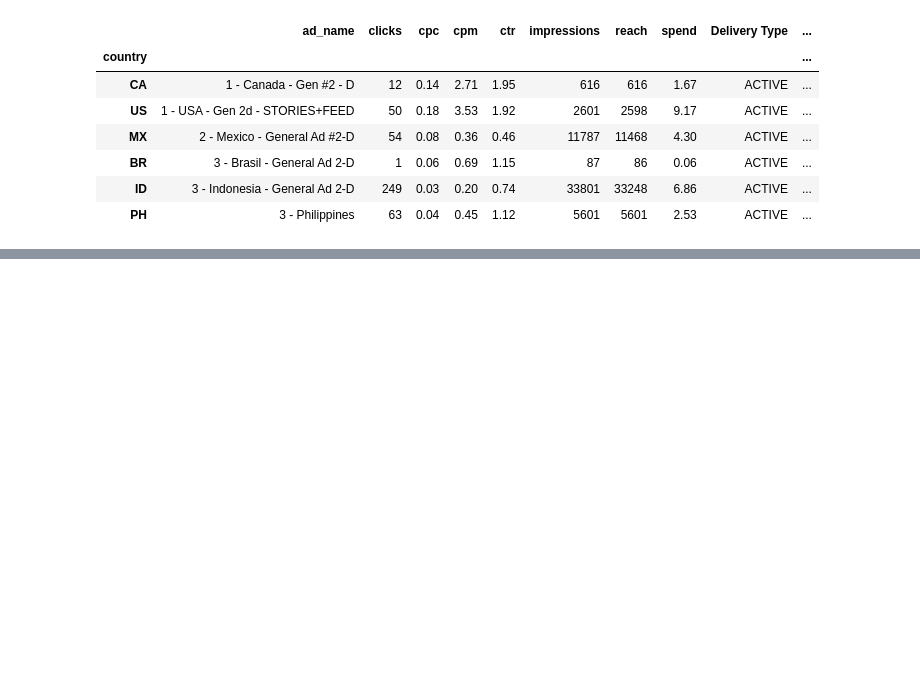
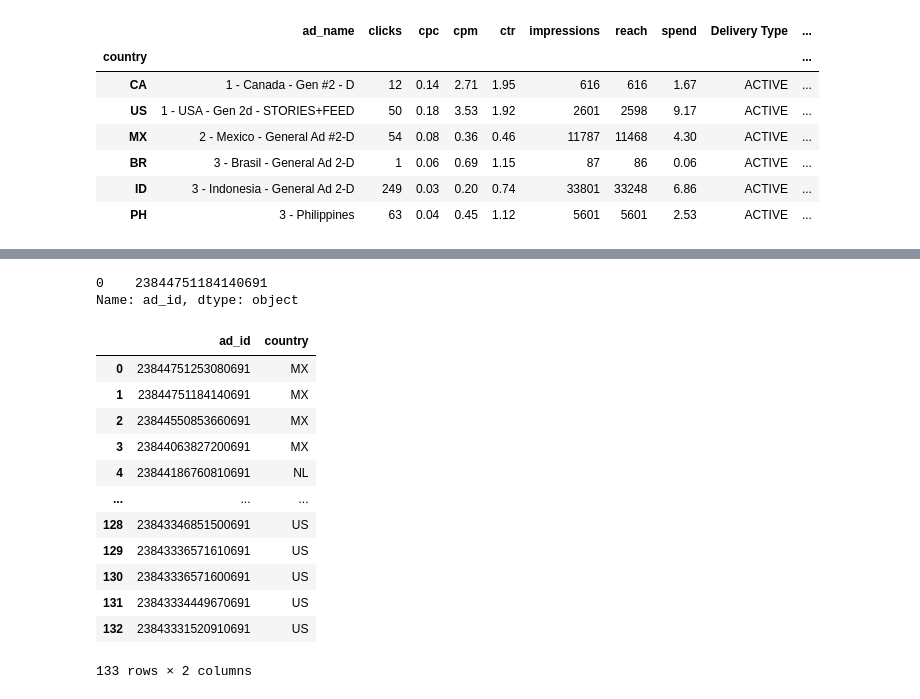
Before and after one commit to manycoding/tomorrowswig_followers, a Jupyter notebook: 02_ads.ipynb, the cells around one changed output, grey strips where cells are left out. Cells and saved outputs as stored; diff of their text form; code cells hidden in the pictures; blank space fills up the shorter version.

Commit message:
Fixed countries not defined

```diff
--- a/02_ads.ipynb
+++ b/02_ads.ipynb
@@ -346,3 +360,24 @@ df = pd.DataFrame(insights)
+# %%
+df["ad_id"]
+# %% [output]
+0    23844751184140691
+Name: ad_id, dtype: object
+# %%
+countries
+# %% [output]
+|  | ad_id | country |
+| 0 | 23844751253080691 | MX |
+| 1 | 23844751184140691 | MX |
+| 2 | 23844550853660691 | MX |
+| 3 | 23844063827200691 | MX |
+| 4 | 23844186760810691 | NL |
+| ... | ... | ... |
+| 128 | 23843346851500691 | US |
+| 129 | 23843336571610691 | US |
+| 130 | 23843336571600691 | US |
+| 131 | 23843334449670691 | US |
+| 132 | 23843331520910691 | US |
+133 rows × 2 columns
 # %%
 #export
 def get_insights_df(countries: pd.DataFrame, insights: List) -> pd.DataFrame:
```
Also changed, not shown: parts of 8 cells of this notebook, 3 other files.
